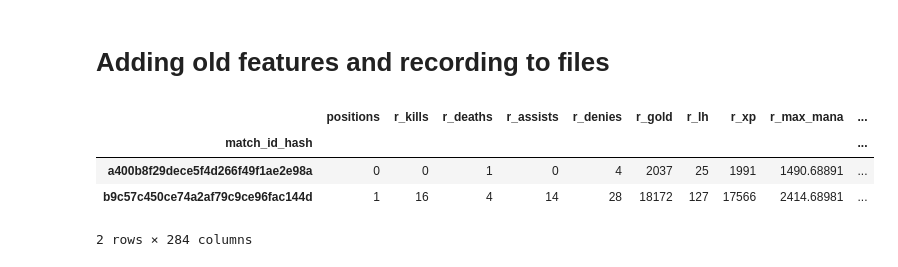
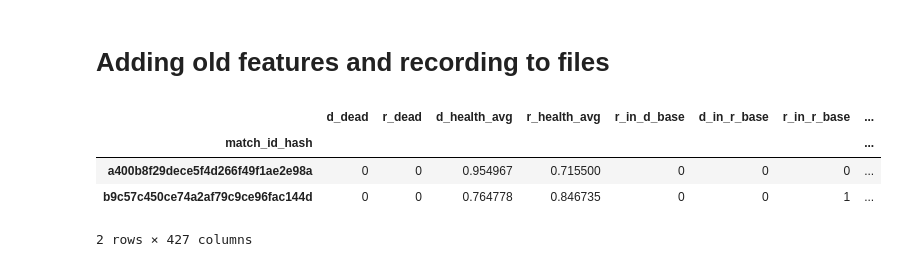
Before and after one commit to tankonst/game_winner_binary_classifier, a Jupyter notebook: transformations_tk-more features.ipynb, the cells around one changed output. Saved outputs shown, nothing was run; the diff lists cells and outputs as text; code cells hidden in the pictures.

```diff
--- a/transformations_tk-more features.ipynb
+++ b/transformations_tk-more features.ipynb
@@ -33,3 +86,11 @@ full_df.head(2)
+# %%
+hero_counts_win_minus_lose = winning_hero_counts.sort_index() - losing_hero_counts.sort_index()
+diff_hero_dict = hero_counts_win_minus_lose.to_dict()
+# %%
+for col in hero_id_list:
+    full_df[col] = full_df[col].map(diff_hero_dict)
+    train_df[col] = train_df[col].map(diff_hero_dict)
+    test_df[col] = test_df[col].map(diff_hero_dict)
 # %% [markdown]
 # Building tree based on location (+ (optionally) experience, health, gold)
 # %%
@@ -94,7 +139,7 @@ roc_auc_score(y_test,predicted)
 # positions = cls.predict(positions_full)
 # new_features['positions'] = positions
 # %%
-cls.fit(X,y_t)
+
 positions_full = full_df[x+y]
 positions = cls.predict(positions_full)
-new_features['positions'] = positions
+# new_features['positions'] = positions
@@ -261,0 +314,13 @@ new_features.head()
+# %%
+# Create a feature that is sum of r1 + ... + r5 for all r features, and same for all d features.
+# Features that do not make sence are removed.
+new_feats = [i.replace("1","")  for i in full_df.columns.values if (i.startswith('r1')==1 or i.startswith('d1')==1)]
+rem_feat = ['r_health', 'r_max_health','r_level', 'r_x', 'r_y', 'r_teamfight_participation', 'd_health','d_max_health', 'd_level', 'd_x', 'd_y', 'd_teamfight_participation']
+for feat in rem_feat:
+    new_feats.remove(feat)
+
+for feature in new_feats:
+    feat_names = [(feature[0] + '{}_'.format(i) +feature[2:]) for i in range(1,6)]
+    new_features[feature] = full_df.loc[:,feat_names].sum(axis=1)
+print(new_features.columns)
+new_features.head()
@@ -318,23 +411,24 @@ for col in d_teamfight:
 # Adding old features and recording to files
 # %%
 # add other useful features (not team-specific) to the new variables
+# !!!!!!!!!!!!!!!!! Do not sun if using the small date set
 col_to_drop = []
 for i in range(1,6):
-    col_to_drop.append('r{}_hero_id'.format(i))
+#     col_to_drop.append('r{}_hero_id'.format(i))
     col_to_drop.append('r{}_x'.format(i))
     col_to_drop.append('r{}_y'.format(i))
-    col_to_drop.append('d{}_hero_id'.format(i))
+#     col_to_drop.append('d{}_hero_id'.format(i))
     col_to_drop.append('d{}_x'.format(i))
     col_to_drop.append('d{}_y'.format(i))
 
 new_features = new_features.merge(full_df.drop(columns = col_to_drop), how='inner', left_index=True, right_index=True)
 new_features.head(2)
 # %% [output]
-|  | positions | r_kills | r_deaths | r_assists | r_denies | r_gold | r_lh | r_xp | r_max_mana | ... |
-| match_id_hash |  |  |  |  |  |  |  |  |  | ... |
-| a400b8f29dece5f4d266f49f1ae2e98a | 0 | 0 | 1 | 0 | 4 | 2037 | 25 | 1991 | 1490.68891 | ... |
-| b9c57c450ce74a2af79c9ce96fac144d | 1 | 16 | 4 | 14 | 28 | 18172 | 127 | 17566 | 2414.68981 | ... |
+|  | d_dead | r_dead | d_health_avg | r_health_avg | r_in_d_base | d_in_r_base | r_in_r_base | ... |
+| match_id_hash |  |  |  |  |  |  |  | ... |
+| a400b8f29dece5f4d266f49f1ae2e98a | 0 | 0 | 0.954967 | 0.715500 | 0 | 0 | 0 | ... |
+| b9c57c450ce74a2af79c9ce96fac144d | 0 | 0 | 0.764778 | 0.846735 | 0 | 0 | 1 | ... |
-2 rows × 284 columns
+2 rows × 427 columns
 # %%
 new_features['r_gold_sq'] = new_features['r_gold'].apply(lambda x: x**2)
 new_features['d_gold_sq'] = new_features['d_gold'].apply(lambda x: x**2)
```
Also changed, not shown: parts of 34 cells of this notebook.
